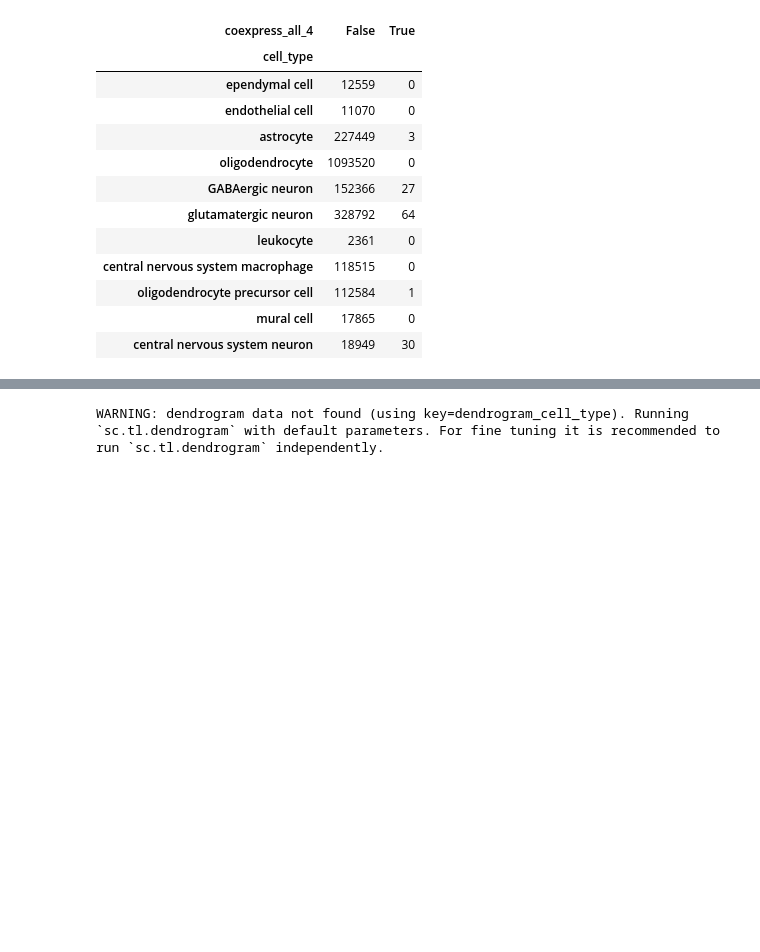
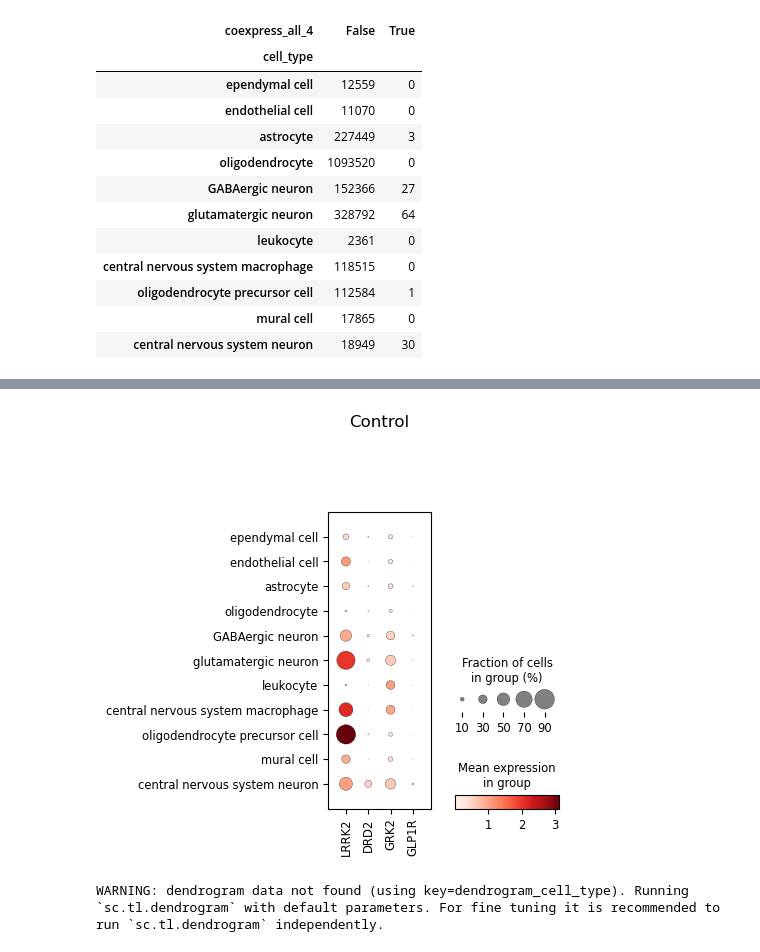
Before and after one commit to zainabnazari/parkinson_scRNA, a Jupyter notebook: 07_coexpress.ipynb, the cells around one changed output, grey strips where cells are left out. Saved outputs shown, nothing was run; the diff lists cells and outputs as text; code cells hidden in the pictures; blank space fills up the shorter version.

```diff
--- a/07_coexpress.ipynb
+++ b/07_coexpress.ipynb
@@ -100,3 +136,16 @@ gene_dict = dict(zip(names, ids))
+# %%
+# for control
+
+sc.pl.dotplot(
+    adata_ctrl,
+    var_names=genes_of_interest,
+    groupby="cell_type",
+    gene_symbols="gene_name",
+    use_raw=False,
+    title="Control"
+)
+# %% [output]
+[figure, added]
 # %%
 sc.pl.dotplot(
     adata,
```
Also changed, not shown: parts of 59 cells of this notebook, 1 other file.
